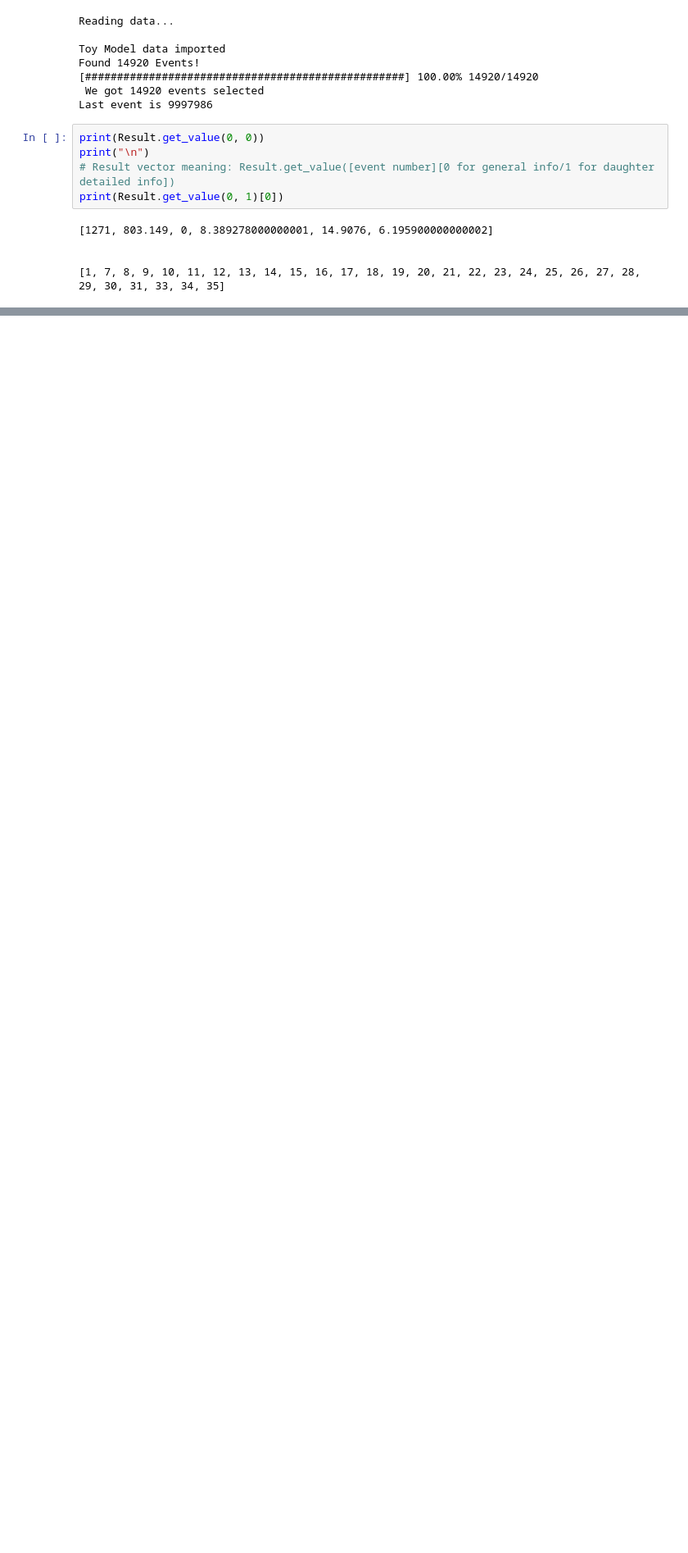
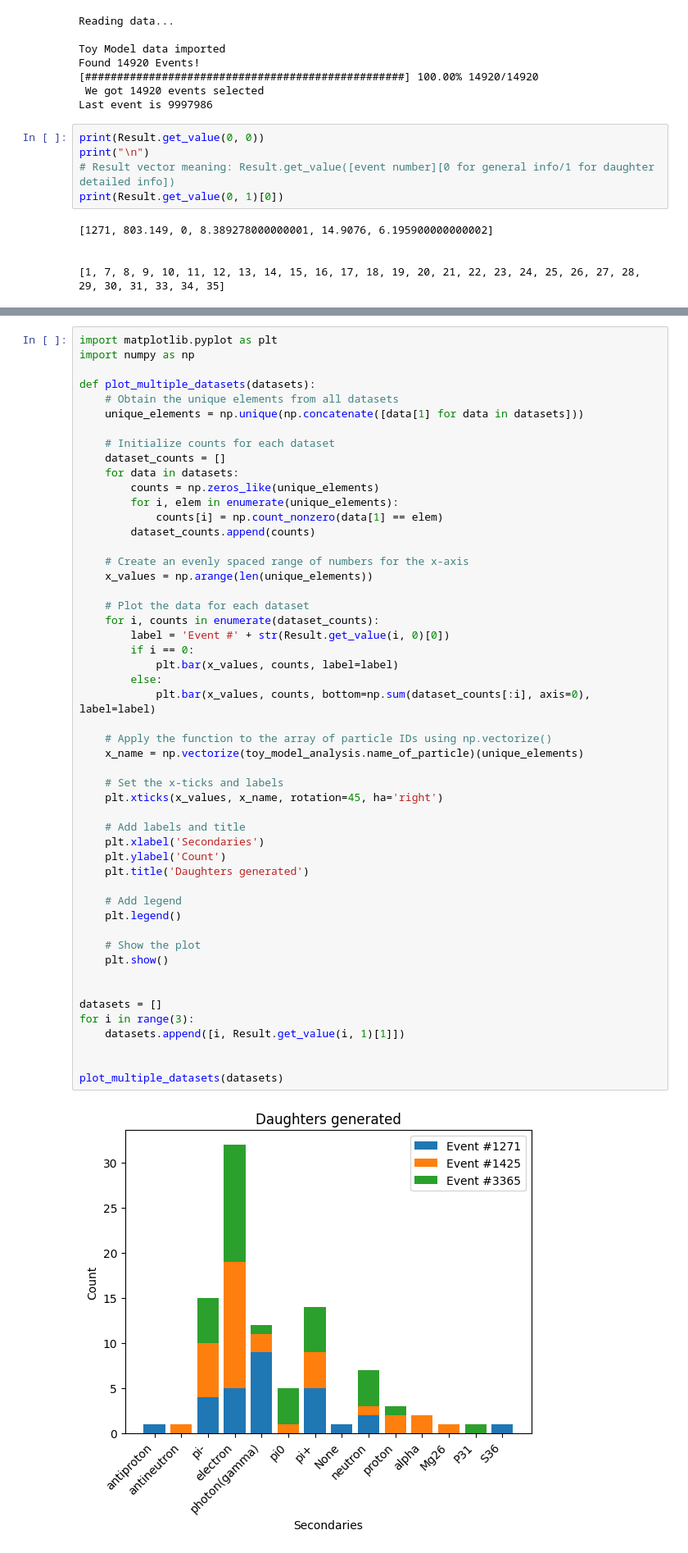
Before and after one commit to Eclipsedclaw/GRAMS, a Jupyter notebook: analysis/2023_Paper/Daughter_analysis.ipynb, the cells around one changed output, grey strips where cells are left out. Shown at 82% size. Drawn from its saved outputs; the diff is of its cells as text; blank space fills up the shorter version.

```diff
--- a/analysis/2023_Paper/Daughter_analysis.ipynb
+++ b/analysis/2023_Paper/Daughter_analysis.ipynb
@@ -78,0 +120,53 @@ plt.xticks(x_values, unique_elements, rotation=45, ha='right')
+# %%
+import matplotlib.pyplot as plt
+import numpy as np
+
+def plot_multiple_datasets(datasets):
+    # Obtain the unique elements from all datasets
+    unique_elements = np.unique(np.concatenate([data[1] for data in datasets]))
+
+    # Initialize counts for each dataset
+    dataset_counts = []
+    for data in datasets:
+        counts = np.zeros_like(unique_elements)
+        for i, elem in enumerate(unique_elements):
+            counts[i] = np.count_nonzero(data[1] == elem)
+        dataset_counts.append(counts)
+
+    # Create an evenly spaced range of numbers for the x-axis
+    x_values = np.arange(len(unique_elements))
+
+    # Plot the data for each dataset
+    for i, counts in enumerate(dataset_counts):
+        label = 'Event #' + str(Result.get_value(i, 0)[0])
+        if i == 0:
+            plt.bar(x_values, counts, label=label)
+        else:
+            plt.bar(x_values, counts, bottom=np.sum(dataset_counts[:i], axis=0), label=label)
+
+    # Apply the function to the array of particle IDs using np.vectorize()
+    x_name = np.vectorize(toy_model_analysis.name_of_particle)(unique_elements)
+
+    # Set the x-ticks and labels
+    plt.xticks(x_values, x_name, rotation=45, ha='right')
+
+    # Add labels and title
+    plt.xlabel('Secondaries')
+    plt.ylabel('Count')
+    plt.title('Daughters generated')
+
+    # Add legend
+    plt.legend()
+
+    # Show the plot
+    plt.show()
+
+
+datasets = []
+for i in range(3):
+    datasets.append([i, Result.get_value(i, 1)[1]])
+
+
+plot_multiple_datasets(datasets)
+# %% [output]
+[figure, added]
```
Also changed, not shown: parts of 3 cells of this notebook, 1 other file.
